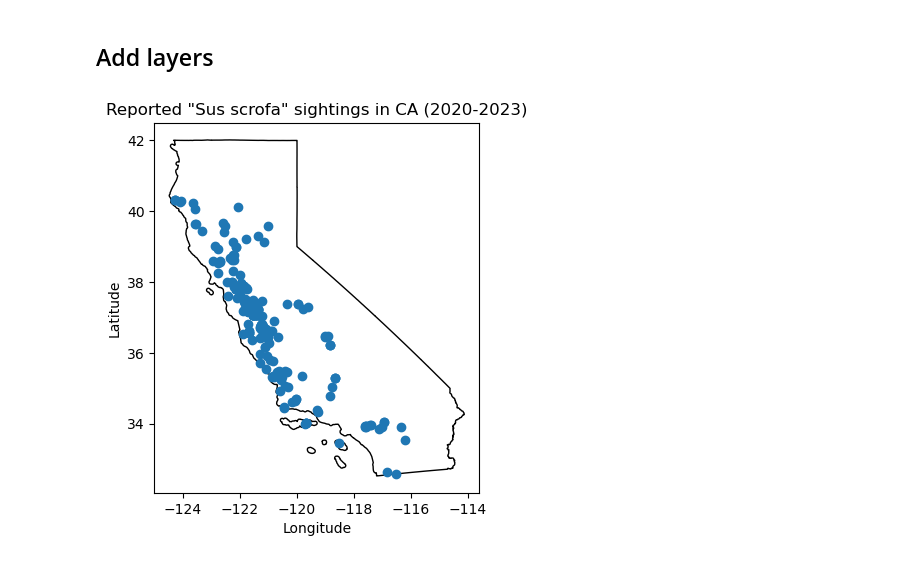
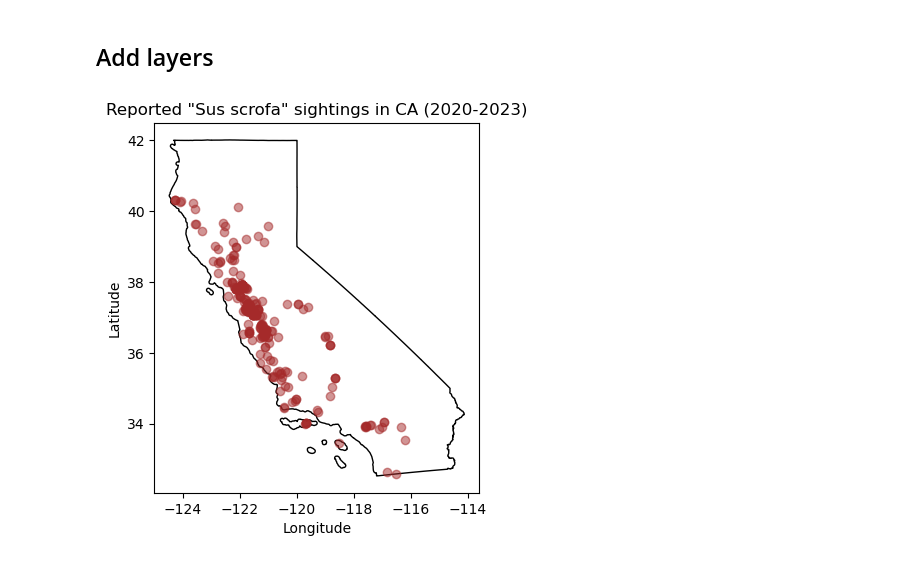
Before and after one commit to marinakochuten/eds220-2024-in-class, a Jupyter notebook: week4-geopandas.ipynb, the cells around one changed output. Saved outputs shown, nothing was run; the diff lists cells and outputs as text; code cells hidden in the pictures.

```diff
--- a/week4-geopandas.ipynb
+++ b/week4-geopandas.ipynb
@@ -254,21 +254,23 @@ plt.show()
 # %%
 # Initialize empty figure (fig) and axis (ax)
 fig, ax = plt.subplots()
 
 # Add CA boundary
 ca_boundary.plot(ax = ax,
                 color = 'none',
                 edgecolor = 'black')
 
 # Add pigs point plot to our figure's axis
-pigs_recent.plot(ax=ax)
+pigs_recent.plot(ax=ax,
+                alpha = 0.5,
+                color = 'brown')
 
 # Customization
 ax.set_title('Reported "Sus scrofa" sightings in CA (2020-2023)')
 ax.set_xlabel('Longitude')
 ax.set_ylabel('Latitude')
 
 # Display figure
 plt.show()
 # %% [output]
-[figure, old version]
+[figure, new version]
```
Also changed, not shown: 1 other file.
